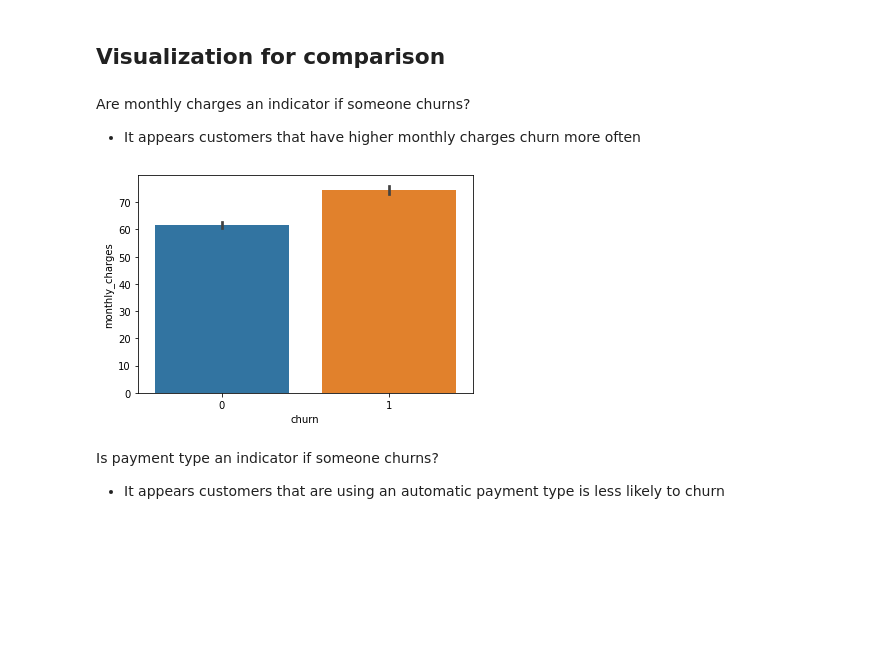
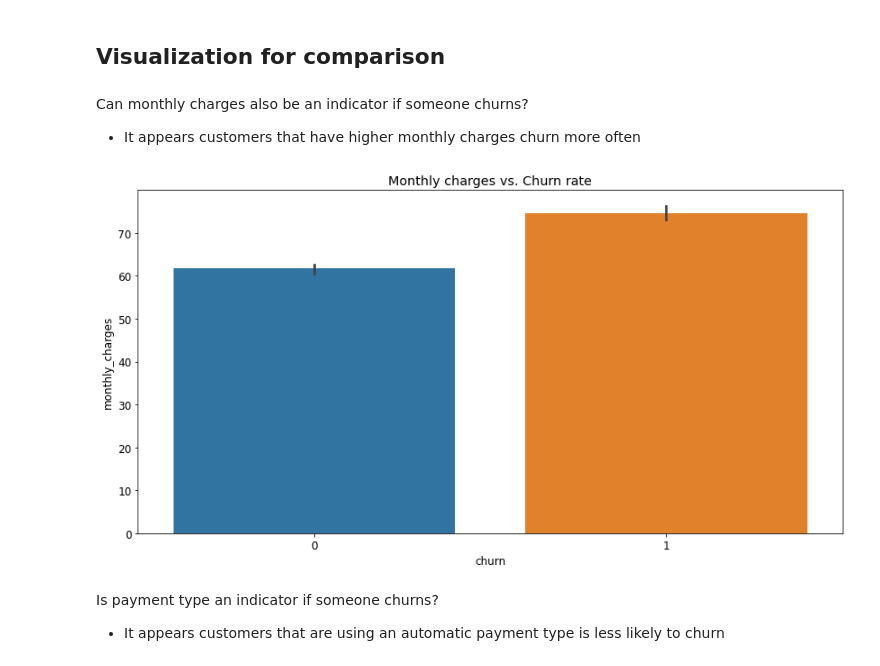
Before and after one commit to CurtisJohansen/classification_project, a Jupyter notebook: Telco_Churn_Classification_Project.ipynb, the cells around one changed output. Drawn from its saved outputs; the diff is of its cells as text; code cells hidden in the pictures; blank space fills up the shorter version.

```diff
--- a/Telco_Churn_Classification_Project.ipynb
+++ b/Telco_Churn_Classification_Project.ipynb
@@ -258,13 +258,14 @@ Takeaway:
 # %% [markdown]
 ## Visualization for comparison
 # %% [markdown]
-Are monthly charges an indicator if someone churns?
+Can monthly charges also be an indicator if someone churns?
 - It appears customers that have higher monthly charges churn more often
 # %%
 sns.barplot(x = 'churn', y = 'monthly_charges', data = train)
+plt.title('Monthly charges vs. Churn rate')
 plt.show()
 # %% [output]
-[figure, old version]
+[figure, new version]
 # %% [markdown]
 Is payment type an indicator if someone churns?
 - It appears customers that are using an automatic payment type is less likely to churn
```
Also changed, not shown: parts of 6 cells of this notebook.
